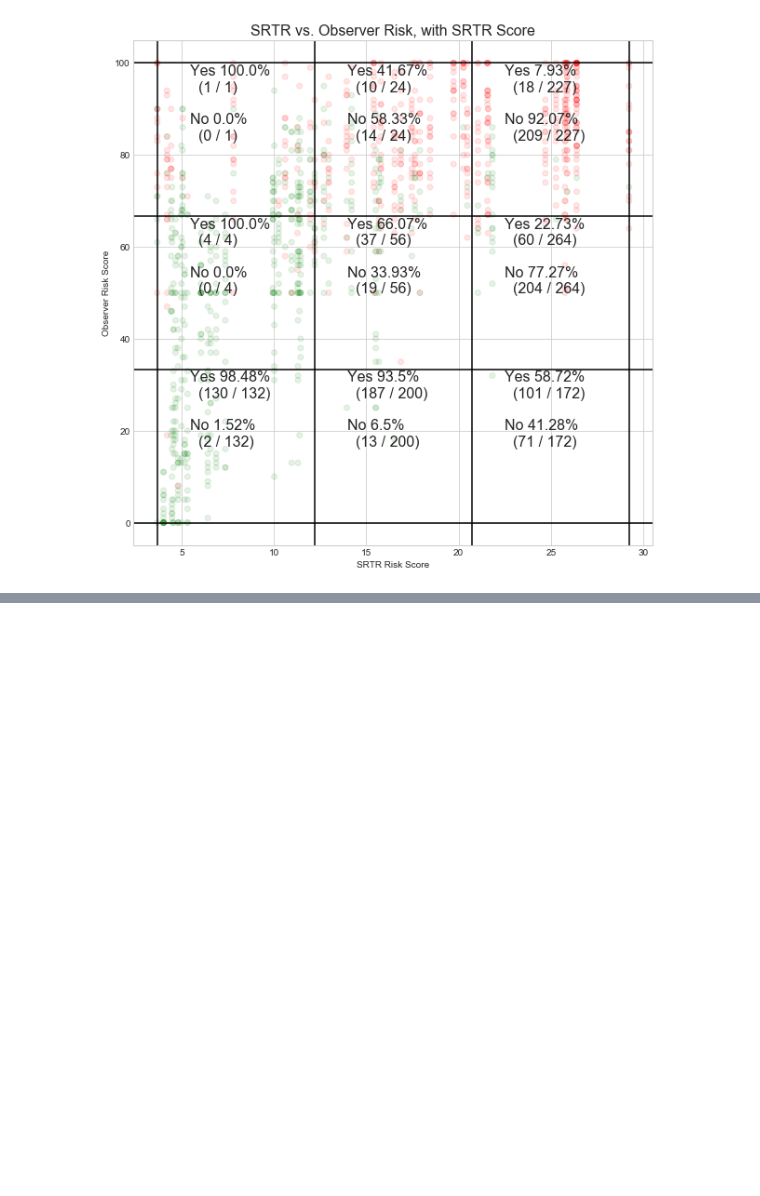
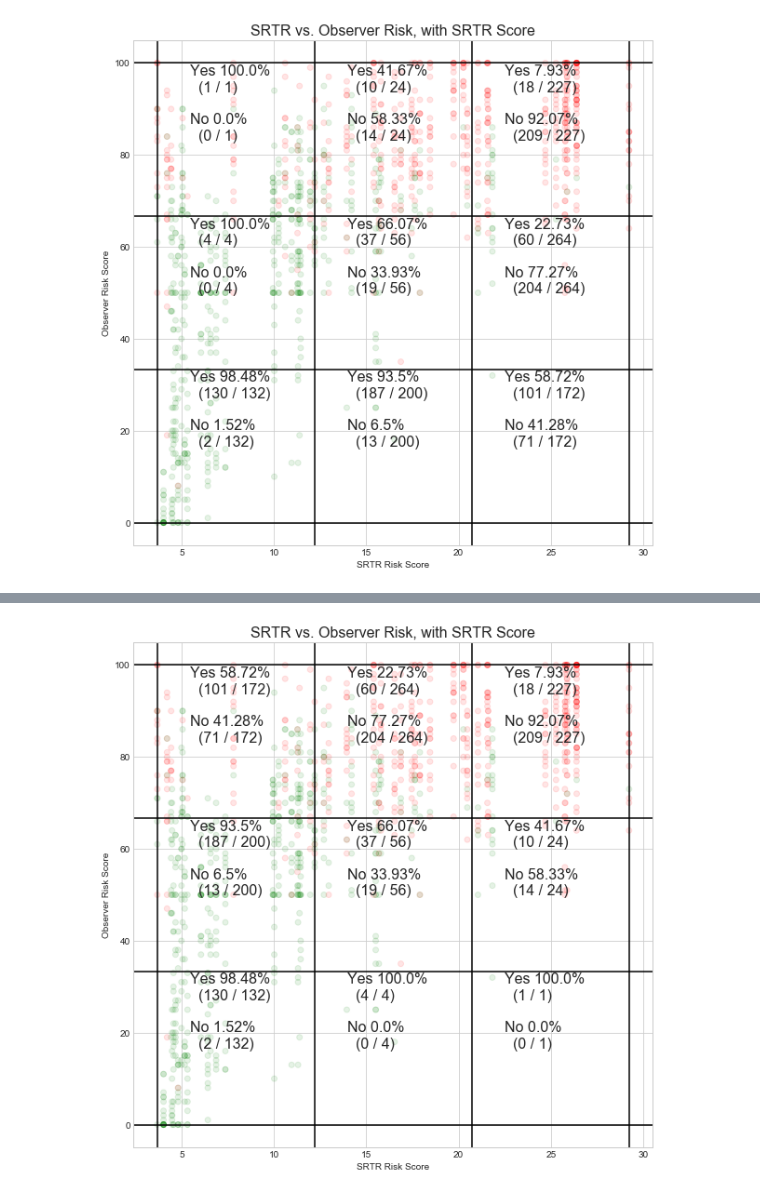
Before and after one commit to peterjmartinson/heart-survey, a Jupyter notebook: HeartSurvey.ipynb, the cells around one changed output, grey strips where cells are left out. Drawn from its saved outputs; the diff is of its cells as text; code cells hidden in the pictures; blank space fills up the shorter version.

Commit message:
Function-ize the trine plot

```diff
--- a/HeartSurvey.ipynb
+++ b/HeartSurvey.ipynb
@@ -1605,0 +1557,96 @@ plotTernaryPercents(master_data)
+# %%
+# First, give each row a position in the 3x3 grid
+def getGridPositions(df):
+    pos_col = []
+    pos_row = []
+    for i in range(len(df)):
+        obs = df['Observer Risk'].iloc[i]
+        scaled_srtr = df['Scaled SRTR Risk'].iloc[i]
+        if ( (obs >= 0)  & (obs <= 100/3)  ) & ( (scaled_srtr >= 0)  & (scaled_srtr <= 100/3)  ): #[0, 0]
+            pos_col.append(0)
+            pos_row.append(0)
+        elif ( (obs > 100/3) & (obs <= 200/3)  ) & ( (scaled_srtr >= 0)  & (scaled_srtr <= 100/3)  ): #[1, 0]
+            pos_col.append(0)
+            pos_row.append(1)
+        elif ( (obs > 200/3) & (obs <= 100) ) & ( (scaled_srtr >= 0)  & (scaled_srtr <= 100/3)  ): #[2, 0]
+            pos_col.append(0)
+            pos_row.append(2)
+        elif ( (obs >= 0)  & (obs <= 100/3)  ) & ( (scaled_srtr > 100/3) & (scaled_srtr <= 200/3)  ): #[0, 1]
+            pos_col.append(1)
+            pos_row.append(0)
+        elif ( (obs > 100/3) & (obs <= 200/3)  ) & ( (scaled_srtr > 100/3) & (scaled_srtr <= 200/3)  ): #[1, 1]
+            pos_col.append(1)
+            pos_row.append(1)
+        elif ( (obs > 200/3) & (obs <= 100) ) & ( (scaled_srtr > 100/3) & (scaled_srtr <= 200/3)  ): #[2, 1]
+            pos_col.append(1)
+            pos_row.append(2)
+        elif ( (obs >= 0)  & (obs <= 100/3)  ) & ( (scaled_srtr > 200/3) & (scaled_srtr <= 100) ): #[0, 2]
+            pos_col.append(2)
+            pos_row.append(0)
+        elif ( (obs > 100/3) & (obs <= 200/3)  ) & ( (scaled_srtr > 200/3) & (scaled_srtr <= 100) ): #[1, 2]
+            pos_col.append(2)
+            pos_row.append(1)
+        elif ( (obs > 200/3) & (obs <= 100) ) & ( (scaled_srtr > 200/3) & (scaled_srtr <= 100) ): #[2, 2]
+            pos_col.append(2)
+            pos_row.append(2)
+        else:
+            print(f'bing!  {i}')
+    return { 'row': pos_row, 'col': pos_col }
+
+
+def prependGridPositions(df):
+    df_temp = df[['Observer Risk', 'Scaled SRTR Risk', 'SRTR Risk', 'Observer Decision']]
+    positions = getGridPositions(df_temp)
+    df_temp.insert(0, 'R', positions['row'])
+    df_temp.insert(0, 'C', positions['col'])
+    return df_temp
+
+def plotTernaryPercents(df):
+    df_pos = prependGridPositions(df)
+    srtr_min = df_pos['SRTR Risk'].min()
+    srtr_max = df_pos['SRTR Risk'].max()
+    srtr_range = srtr_max - srtr_min
+    srtr_third = srtr_range/3
+    obs_min = 0
+    obs_max = 100
+    obs_range = 100
+    obs_third = 33.3
+    text_start_x = srtr_min + srtr_third/2 - 2.5
+    text_start_y = obs_min + obs_third/2
+    colors = df_pos['Observer Decision'].replace(['Yes', 'No'], ['green', 'red'])
+    plt.figure(figsize=(10, 10))
+    plt.scatter(df_pos['SRTR Risk'], df_pos['Observer Risk'], color=colors, alpha=0.1)
+    plt.xlabel('SRTR Risk Score')
+    plt.ylabel('Observer Risk Score')
+    for col in range(3):
+        for row in range(3):
+            df_temp = df_pos[(df_pos['C'] == col) & (df_pos['R'] == row)]['Observer Decision']
+            df_y = df_temp[df_temp == 'Yes']
+            df_n = df_temp[df_temp == 'No']
+            N = len(df_temp)
+            if N == 0:
+                pct_y = 0
+                pct_n = 0
+            else:
+                n_y = len(df_y)
+                n_n = len(df_n)
+                pct_y = round(100*(n_y/N),2)
+                pct_n = round(100*(n_n/N),2)
+            text_x = text_start_x + srtr_third*col
+            text_y = text_start_y + obs_third*row
+            txt = f'Yes {pct_y}%\n  ({n_y} / {N})\n\nNo {pct_n}%\n  ({n_n} / {N})'
+            #txt = f'Col: {col}\nRow: {row}'
+            plt.text(text_x, text_y, txt, fontsize=16)
+    plt.title('SRTR vs. Observer Risk, with SRTR Score', fontsize=16)
+    plt.axvline(x=srtr_min + srtr_third, color='black')
+    plt.axvline(x=srtr_min + srtr_third*2, color='black')
+    plt.axvline(x=srtr_min, color='black')
+    plt.axvline(x=srtr_max, color='black')
+    plt.axhline(y=obs_third, color='black')
+    plt.axhline(y=obs_third*2, color='black')
+    plt.axhline(y=obs_min, color='black')
+    plt.axhline(y=obs_max, color='black')
+plotTernaryPercents(master_data)
+#prependGridPositions(master_data)
+# %% [output]
+[figure, added]
```
Also changed, not shown: parts of 1 cell of this notebook, 1 other file.
